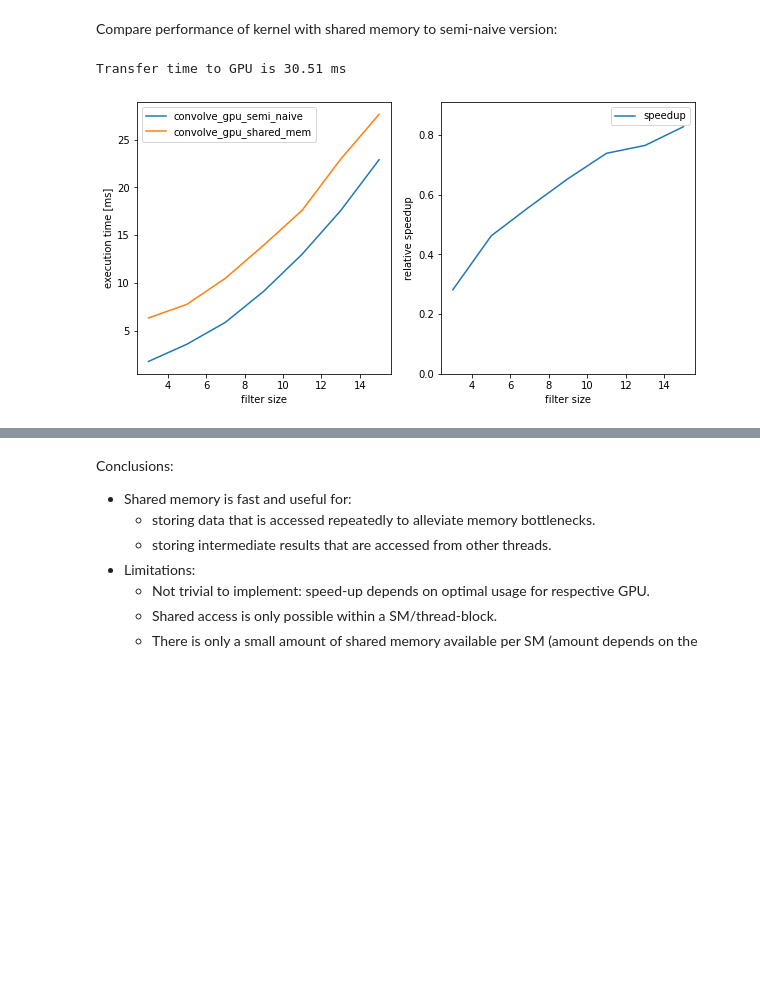
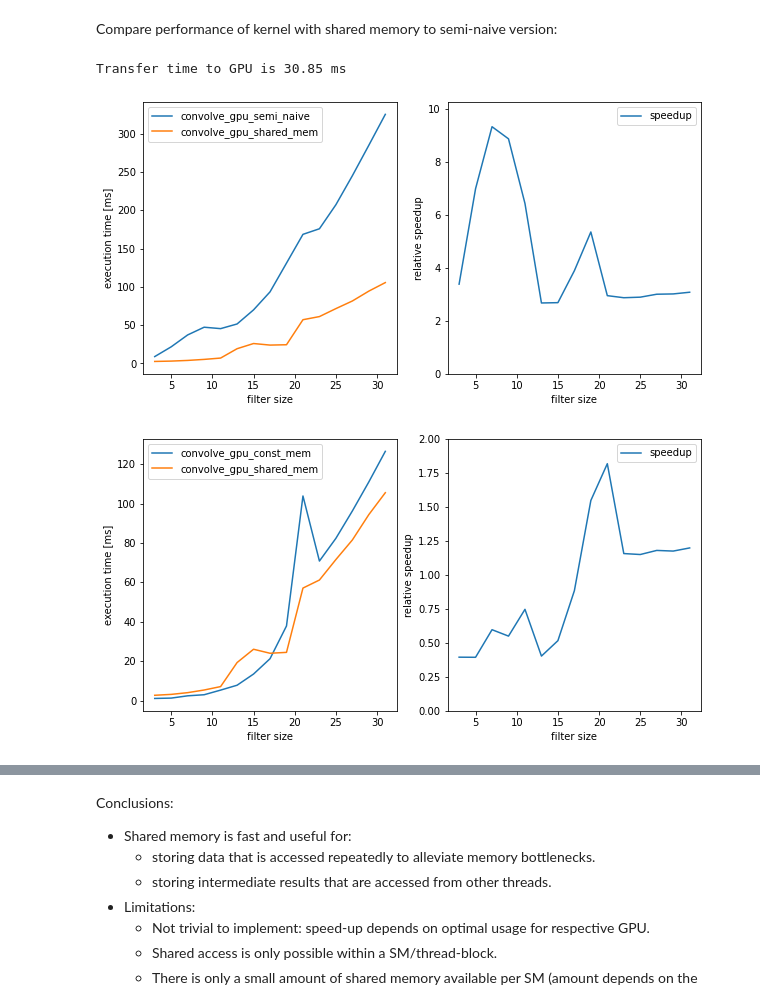
Before and after one commit to rmcabezon/GPU-course, a Jupyter notebook: notebooks/05_ImageProcessingConvolution.ipynb, the cells around one changed output, grey strips where cells are left out. Saved outputs shown, nothing was run; the diff lists cells and outputs as text; code cells hidden in the pictures; blank space fills up the shorter version.

```diff
--- a/notebooks/05_ImageProcessingConvolution.ipynb
+++ b/notebooks/05_ImageProcessingConvolution.ipynb
@@ -329,7 +329,7 @@ def construct_convolve_gpu_semi_naive(image_shape, filter_shape):
     max_row = image_height - filter_height_halved
     max_col = image_width - filter_width_halved
 
-    @cuda.jit
+    @cuda.jit(max_registers=60)
     def convolve_gpu_semi_naive(image, filter, result):
         row = cuda.blockIdx.y * cuda.blockDim.y + cuda.threadIdx.y  # for loop over pixel rows is replaced by y-thread index
         col = cuda.blockIdx.x * cuda.blockDim.x + cuda.threadIdx.x  # for loop over pixel columns is replaced by x-thread index
@@ -339,7 +339,7 @@ def construct_convolve_gpu_semi_naive(image_shape, filter_shape):
         if col < filter_width_halved or col >= max_col:   # threads do nothing if outside valid area of image
             return
 
-        filtered_value = float32(0.0) ## use float32 here
+        filtered_value = 0.0#float32(0.0) ## use float32 here
         for conv_index_y in range(-filter_height_halved, filter_height_halved + 1):  # iterate over filter rows
             for conv_index_x in range(-filter_width_halved, filter_width_halved + 1):  # iterate over filter columns
                 kernelCoord = filter_height_halved + conv_index_y, filter_width_halved + conv_index_x
@@ -356,7 +356,7 @@ threads_per_block = (32, 32)
 
 # confirm that the numba implementation return same result as scipy.signal.convolve2d(..., mode='valid')
 
-filter = get_uniform_filter(size=3)
+filter = get_uniform_filter(size=5)
 filtered_image = np.zeros_like(image)
 
 blocks_per_grid = get_blocks_per_grid(threads_per_block, image.shape)
@@ -545,7 +552,7 @@ def construct_convolve_gpu_const_mem(image_shape, filter):
     max_col = image_width - filter_width_halved
 
     # kernel definition
-    @cuda.jit
+    @cuda.jit( max_registers=60 )
     def convolve_gpu_const_mem(image, result):
         const_filter = cuda.const.array_like(filter)  # assign mask in host-memory as constant memory on GPU
 
@@ -700,7 +707,7 @@ def construct_convolve_gpu_shared_mem(image_shape, filter, threads_per_block):
     delta_rows = filter_height // 2
     delta_cols = filter_width // 2
 
-    @cuda.jit
+    @cuda.jit( max_registers=60 )
     def convolve_gpu_shared_mem(image, result):
         const_filter = cuda.const.array_like(filter)  # assign mask in host-memory as constant memory on GPU
         # expects a 2D grid and 2D blocks,
@@ -788,7 +795,7 @@ blocks_per_grid = get_blocks_per_grid(threads_per_block, image.shape)
 # compare performance
 filtered_image = np.zeros_like(image)
 
-filter_sizes = [3, 5, 7 , 9, 11, 13, 15 ]#, 17, 19, 21, 23]
+filter_sizes = np.arange(3,32,2)
 
 uniform_filters = [get_uniform_filter(size) for size in filter_sizes]
 
@@ -803,32 +810,49 @@ with timeit_context('Transfer time to GPU'):
 
 timeit_result = []
 for filter in uniform_filters:
     filter_on_device = cuda.to_device(filter, stream=stream)
     cuda.synchronize()
     convolve_gpu_semi_naive = construct_convolve_gpu_semi_naive(image.shape, filter.shape)
     def execute(filter_arg):
         convolve_gpu_semi_naive[blocks_per_grid, threads_per_block](image_on_device, filter_arg, filtered_image_on_device)
         cuda.synchronize()
     timeit_result.append(timeit(lambda: execute(filter_on_device), repeats=3))
 exec_times_convolve_gpu_semi_naive = np.array(timeit_result)
 
 
+# time the implementation with constant memory
+timeit_result = []
+for filter in uniform_filters:
+    convolve_gpu_const_mem = construct_convolve_gpu_const_mem(image.shape, filter)
+
+    def execute():
+        convolve_gpu_const_mem[blocks_per_grid, threads_per_block](image_on_device, filtered_image_on_device)
+        cuda.synchronize()
+    timeit_result.append(timeit(lambda: execute(), repeats=5))
+exec_times_convolve_gpu_const_mem = np.array(timeit_result)
+
+# time the implementation with shared memory
 timeit_result = []
 for filter in uniform_filters:
 
     convolve_gpu_shared_mem = construct_convolve_gpu_shared_mem(image.shape, filter, threads_per_block)
     def execute():
         convolve_gpu_shared_mem[blocks_per_grid, threads_per_block](image_on_device, filtered_image_on_device)
         cuda.synchronize()
     timeit_result.append(timeit(lambda: execute(), repeats=3))
 
 exec_times_convolve_gpu_shared_mem = np.array(timeit_result)
 
 
 # plot comparison
 plot_exec_times_comparison(filter_sizes,
                             exec_times_convolve_gpu_semi_naive, 'convolve_gpu_semi_naive',
                             exec_times_convolve_gpu_shared_mem, 'convolve_gpu_shared_mem')
+# plot comparison
+plot_exec_times_comparison(filter_sizes,
+                            exec_times_convolve_gpu_const_mem, 'convolve_gpu_const_mem',
+                            exec_times_convolve_gpu_shared_mem, 'convolve_gpu_shared_mem')
 # %% [output]
-Transfer time to GPU is 30.51 ms
+Transfer time to GPU is 30.85 ms
-[figure, old version]
+[figure, new version]
+[figure, added]
```
Also changed, not shown: parts of 7 cells of this notebook, 1 other file.
